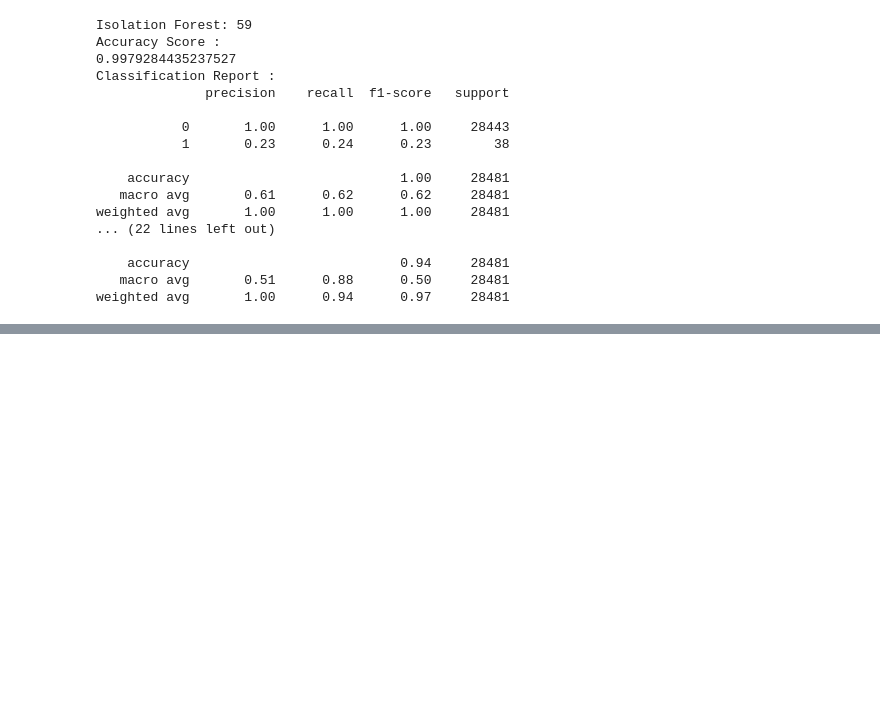
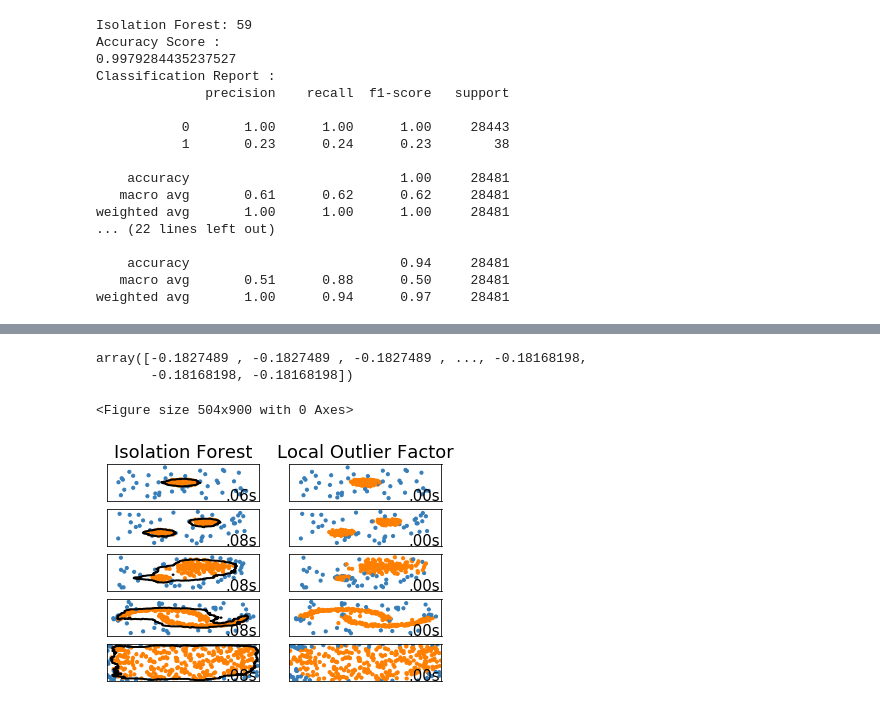
Before and after one commit to SKME20417/Model-Building-Evaluation-and-Interpretaion, a Jupyter notebook: Anamoly_Detection1_revision_practice14.ipynb, the cells around one changed output, grey strips where cells are left out. Saved outputs shown, nothing was run; the diff lists cells and outputs as text; code cells hidden in the pictures; blank space fills up the shorter version.

```diff
--- a/Anamoly_Detection1_revision_practice14.ipynb
+++ b/Anamoly_Detection1_revision_practice14.ipynb
@@ -486,0 +618,5 @@ weighted avg       1.00      0.94      0.97     28481
+# %%
+Z
+# %% [output]
+array([-0.1827489 , -0.1827489 , -0.1827489 , ..., -0.18168198,
+       -0.18168198, -0.18168198])
@@ -486,0 +645,63 @@ weighted avg       1.00      0.94      0.97     28481
+# %%
+blobs_params = dict(random_state=0, n_samples=n_inliers, n_features=2)
+datasets = [
+    make_blobs(centers=[[0, 0], [0, 0]], cluster_std=0.5,
+               **blobs_params)[0],
+    make_blobs(centers=[[2, 2], [-2, -2]], cluster_std=[0.5, 0.5],
+               **blobs_params)[0],
+    make_blobs(centers=[[2, 2], [-2, -2]], cluster_std=[1.5, .3],
+               **blobs_params)[0],
+    4. * (make_moons(n_samples=n_samples, noise=.05, random_state=0)[0] -
+          np.array([0.5, 0.25])),
+    14. * (np.random.RandomState(42).rand(n_samples, 2) - 0.5)]
+# %%
+xx, yy = np.meshgrid(np.linspace(-7,7,150),
+           np.linspace(-7,7,150))
+# %%
+plt.figure(figsize=(len(anomaly_algorithms)*2+3,12.5))
+plt.subplots_adjust(left=0.02,right=0.98,bottom = 0.001,top=0.96, wspace=0.05, hspace=0.01)
+plot_num = 1
+rng = np.random.RandomState(42)
+# %% [output]
+<Figure size 504x900 with 0 Axes>
+# %%
+for i_dataset, X in enumerate(datasets):
+    # Add outliers
+    X = np.concatenate([X, rng.uniform(low=-6, high=6,
+                       size=(n_outliers, 2))], axis=0)
+
+    for name, algorithm in anomaly_algorithms:
+        t0 = time.time()
+        algorithm.fit(X)
+        t1 = time.time()
+        plt.subplot(len(datasets), len(anomaly_algorithms), plot_num)
+        if i_dataset == 0:
+            plt.title(name, size=18)
+
+        # fit the data and tag outliers
+        if name == "Local Outlier Factor":
+            y_pred = algorithm.fit_predict(X)
+        else:
+            y_pred = algorithm.fit(X).predict(X)
+
+        # plot the levels lines and the points
+        if name != "Local Outlier Factor":  # LOF does not implement predict
+            Z = algorithm.predict(np.c_[xx.ravel(), yy.ravel()])
+            Z = Z.reshape(xx.shape)
+            plt.contour(xx, yy, Z, levels=[0], linewidths=2, colors='black')
+
+        colors = np.array(['#377eb8', '#ff7f00'])
+        plt.scatter(X[:, 0], X[:, 1], s=10, color=colors[(y_pred + 1) // 2])
+
+        plt.xlim(-7, 7)
+        plt.ylim(-7, 7)
+        plt.xticks(())
+        plt.yticks(())
+        plt.text(.99, .01, ('%.2fs' % (t1 - t0)).lstrip('0'),
+                 transform=plt.gca().transAxes, size=15,
+                 horizontalalignment='right')
+        plot_num += 1
+
+plt.show()
+# %% [output]
+[figure, added]
```
Also changed, not shown: parts of 37 cells of this notebook.
